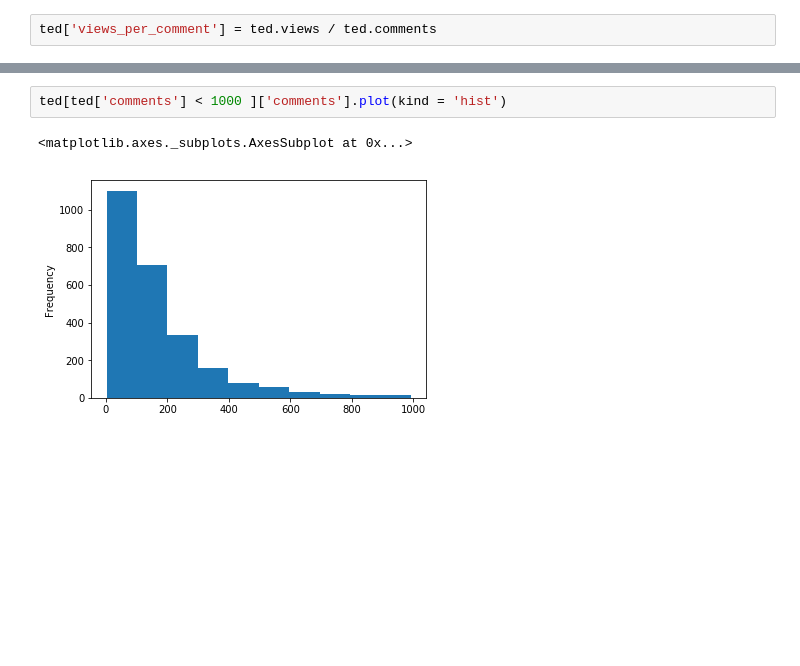
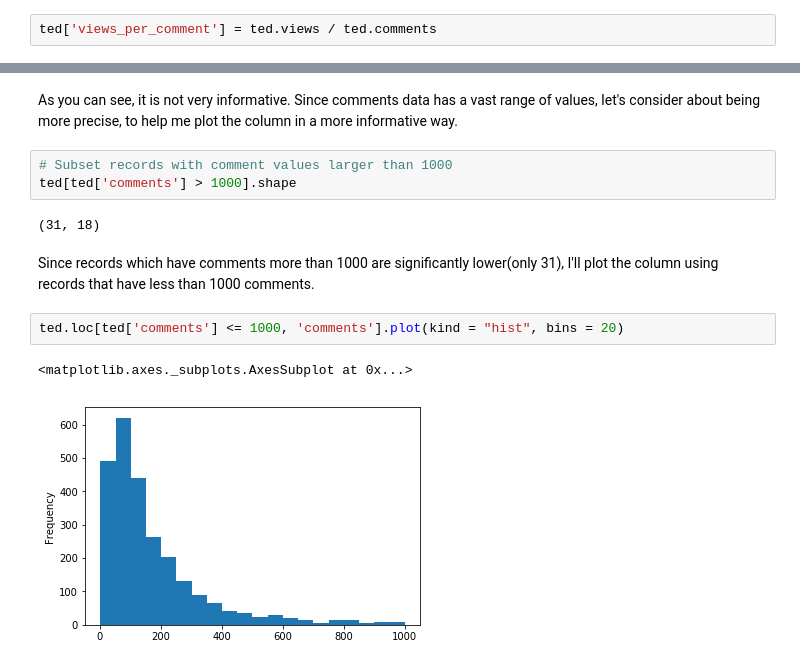
Before and after one commit to theSLWayne/TEDTalks_analysis, a Jupyter notebook: Pandas.ipynb, the cells around one changed output, grey strips where cells are left out. Drawn from its saved outputs; the diff is of its cells as text; blank space fills up the shorter version.

Commit message:
Visualize comment distribution

```diff
--- a/Pandas.ipynb
+++ b/Pandas.ipynb
@@ -89,5 +105,14 @@ ted.sort_values('views_per_comment').head()
+# %% [markdown]
+As you can see, it is not very informative. Since comments data has a vast range of values, let's consider about being more precise, to help me plot the column in a more informative way.
+# %%
+# Subset records with comment values larger than 1000
+ted[ted['comments'] > 1000].shape
+# %% [output]
+(31, 18)
+# %% [markdown]
+Since records which have comments more than 1000 are significantly lower(only 31), I'll plot the column using records that have less than 1000 comments.
 # %%
-ted[ted['comments'] < 1000 ]['comments'].plot(kind = 'hist')
+ted.loc[ted['comments'] <= 1000, 'comments'].plot(kind = "hist", bins = 20)
 # %% [output]
 <matplotlib.axes._subplots.AxesSubplot at 0x...>
-[figure, old version]
+[figure, new version]
```
Also changed, not shown: parts of 12 cells of this notebook.
